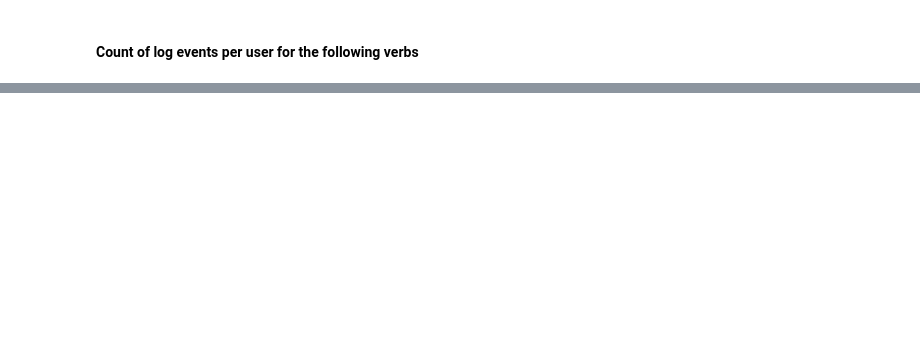
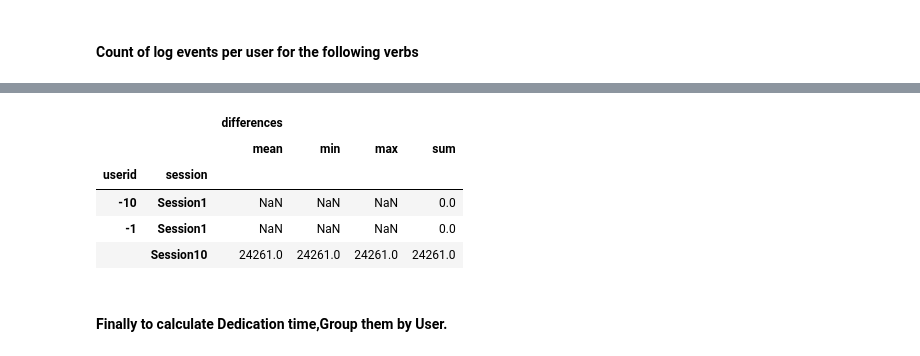
Before and after one commit to natanans/Educational-Data-Log-Analysis, a Jupyter notebook: Jupyter-PostgreSQL.ipynb, the cells around one changed output, grey strips where cells are left out. Cells and saved outputs as stored; diff of their text form; code cells hidden in the pictures; blank space fills up the shorter version.

```diff
--- a/Jupyter-PostgreSQL.ipynb
+++ b/Jupyter-PostgreSQL.ipynb
@@ -149,0 +176,3 @@ pd.read_sql_query('''select userid, sum(case when action = 'viewed' then 1 else
+# %%
+user['date'] = user['date_time'].dt.date
+user.sample(3)
@@ -149,0 +184,3 @@ pd.read_sql_query('''select userid, sum(case when action = 'viewed' then 1 else
+# %%
+user['time'] = user['date_time'].dt.time
+user.sample(3)
@@ -149,0 +194,9 @@ pd.read_sql_query('''select userid, sum(case when action = 'viewed' then 1 else
+# %%
+k=1
+def feature_new3(TOP_PACK):
+ global k
+ if((TOP_PACK)>180):
+        k=k+1
+        return 'Session'+str(k)
+ else :
+        return 'Session'+str(k)
@@ -149,0 +205,12 @@ pd.read_sql_query('''select userid, sum(case when action = 'viewed' then 1 else
+# %%
+result=pd.DataFrame(columns=['userid', 'action', 'timecreated', 'date_time', 'date', 'time', 'dates',
+       'differences', 'session'])
+for i in user['userid'].unique():
+    k=1
+    ten=user.loc[user["userid"]==i]
+    ten=ten.sort_values('timecreated')
+    ten['dates'] = ten['timecreated'].shift(-1)
+    ten['differences']=ten['dates']-ten['timecreated']
+    ten['differences'] = ten['differences'].shift(1)
+    ten['session']=ten['differences'].apply(feature_new3)
+    result=pd.concat([result,ten])
@@ -149,0 +224,10 @@ pd.read_sql_query('''select userid, sum(case when action = 'viewed' then 1 else
+# %%
+grouped_multiple = result.groupby(['userid', 'session']).agg({'differences': ['mean', 'min', 'max','sum']})
+grouped_multiple.head(3)
+# %% [output]
+|  |  | differences |  |  |  |
+|  |  | mean | min | max | sum |
+| userid | session |  |  |  |  |
+| -10 | Session1 | NaN | NaN | NaN | 0.0 |
+| -1 | Session1 | NaN | NaN | NaN | 0.0 |
+|  | Session10 | 24261.0 | 24261.0 | 24261.0 | 24261.0 |
@@ -149,0 +237,2 @@ pd.read_sql_query('''select userid, sum(case when action = 'viewed' then 1 else
+# %% [markdown]
+#### Finally to calculate Dedication time,Group them by User.
```
Also changed, not shown: parts of 48 cells of this notebook, 4 other files.
